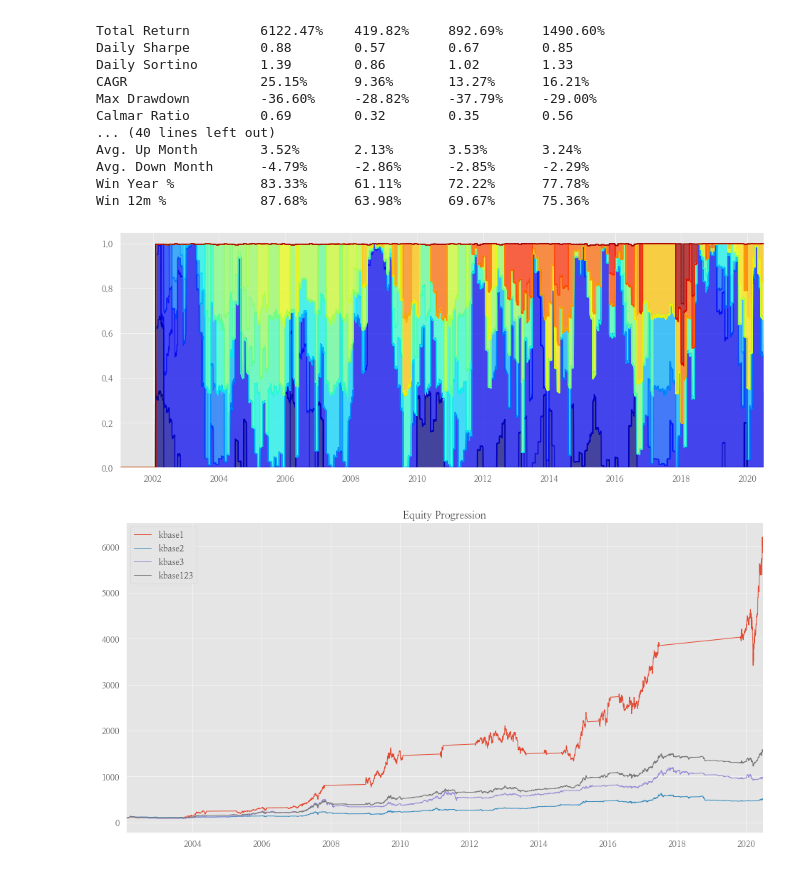
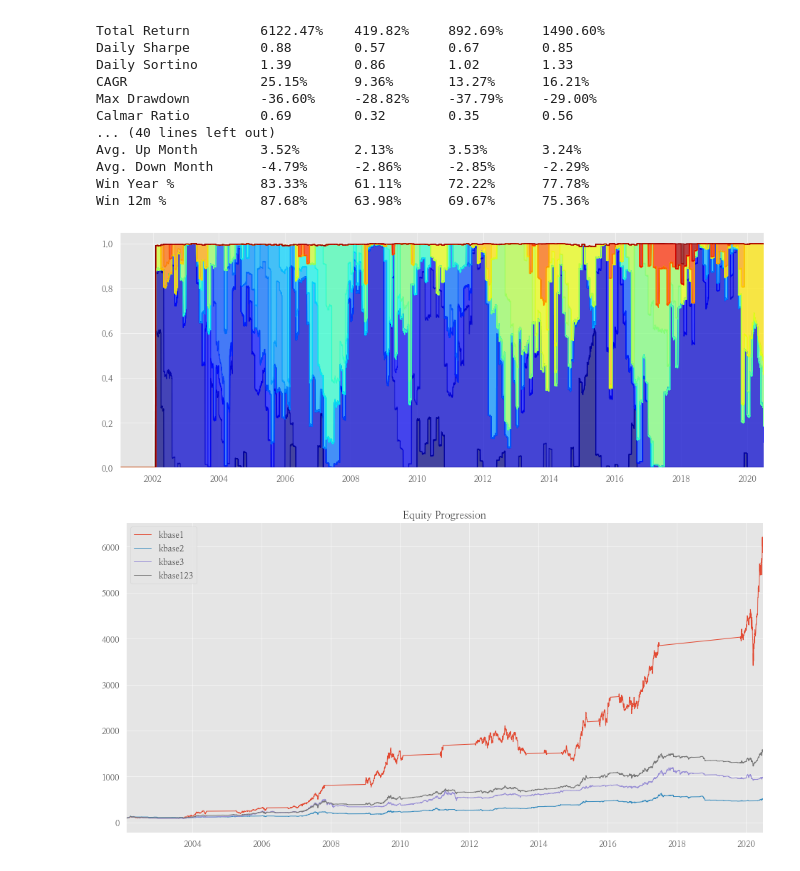
Before and after one commit to hermian/USAP, a Jupyter notebook: ID123.ipynb, the cells around one changed output. Cells and saved outputs as stored; diff of their text form; code cells hidden in the pictures.

```diff
--- a/ID123.ipynb
+++ b/ID123.ipynb
@@ -144,10 +113,9 @@ kbase123 = bt.Strategy(
     [
         bt.algos.RunAfterDate('2002-1-2'),
         bt.algos.RunMonthly(),
-        bt.algos.PrintDate(),
+        #bt.algos.PrintDate(),
         bt.algos.SelectAll(),
-    #   bt.algos.SelectThese(tickers),
-    # 변동성 제어한 비중에 대한 dataframe
+        #bt.algos.SelectThese(tickers),
         bt.algos.WeighEqually(),
         # bt.algos.PrintTempData(),
         bt.algos.Rebalance()
@@ -159,5 +127,5 @@ bt_kbase1 = bt.Backtest(kbase1, prices)
 bt_kbase2 = bt.Backtest(kbase2, prices)
 bt_kbase3 = bt.Backtest(kbase3, prices)
 bt_kbase123 = bt.Backtest(kbase123, prices)
-r = bt.run(bt_kbase1, bt_kbase2, bt_kbase3)
-rr = bt.run(bt_kbase1, bt_kbase2, bt_kbase3, bt_kbase123)
+
+r_all = bt.run(bt_kbase1, bt_kbase2, bt_kbase3, bt_kbase123)
@@ -182,6 +132,6 @@ rr = bt.run(bt_kbase1, bt_kbase2, bt_kbase3, bt_kbase123)
 # %%
-rr.set_date_range("2002-02-01")
-rr.display()
+r_all.set_date_range("2002-02-01")
+r_all.display()
 # %% [output]
 Stat                 kbase1      kbase2      kbase3      kbase123
 -------------------  ----------  ----------  ----------  ----------
@@ -201,7 +151,7 @@ Avg. Down Month      -4.79%      -2.86%      -2.85%      -2.29%
 Win Year %           83.33%      61.11%      72.22%      77.78%
 Win 12m %            87.68%      63.98%      69.67%      75.36%
 # %%
-rr.get_security_weights('kbase3').plot.area(stacked=True, alpha=0.7, legend=False, cmap='jet', figsize=(16,6));
+r_all.get_security_weights('kbase123').plot.area(stacked=True, alpha=0.7, legend=False, cmap='jet', figsize=(16,6));
 # %% [output]
-[figure, old version]
+[figure, new version]
 # %%
```
Also changed, not shown: parts of 8 cells of this notebook, 3 other files.
